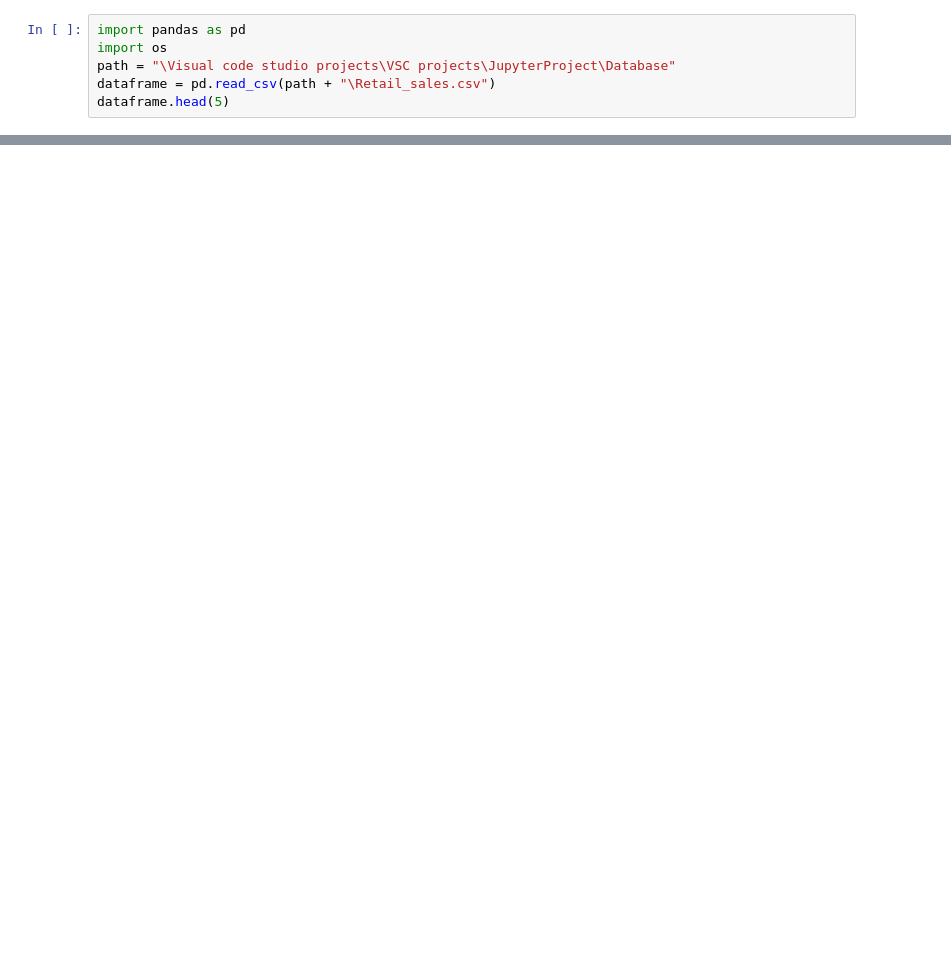
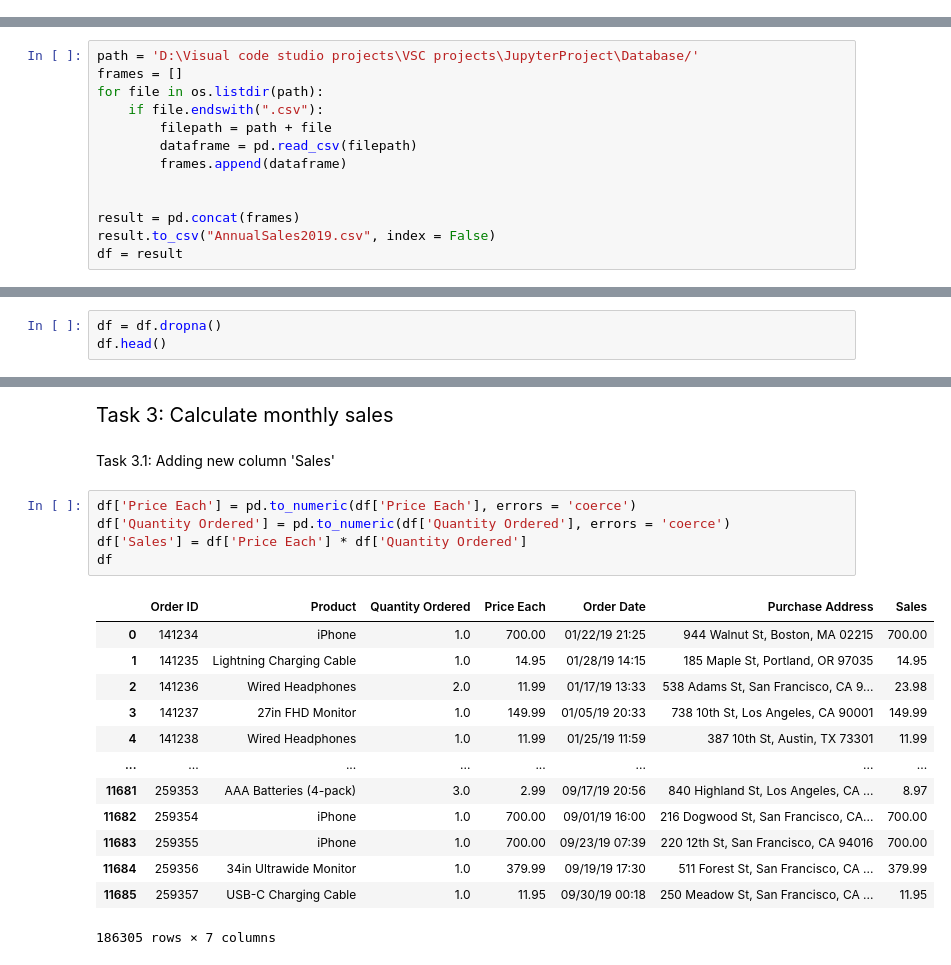
Before and after one commit to Bui-Minh-Quan/My-First-Jupyter-Project, a Jupyter notebook: JupyterProject/SalesReporting.ipynb, the cells around one changed output, grey strips where cells are left out. Saved outputs shown, nothing was run; the diff lists cells and outputs as text; blank space fills up the shorter version.

```diff
--- a/JupyterProject/SalesReporting.ipynb
+++ b/JupyterProject/SalesReporting.ipynb
@@ -1,6 +0,0 @@
-# %%
-import pandas as pd
-import os
-path = "\Visual code studio projects\VSC projects\JupyterProject\Database"
-dataframe = pd.read_csv(path + "\Retail_sales.csv")
-dataframe.head(5)
@@ -8,0 +6,13 @@ ModuleNotFoundError: No module named 'pandas'
+# %%
+path = 'D:\Visual code studio projects\VSC projects\JupyterProject\Database/'
+frames = []
+for file in os.listdir(path):
+    if file.endswith(".csv"):
+        filepath = path + file
+        dataframe = pd.read_csv(filepath)
+        frames.append(dataframe)
+
+
+result = pd.concat(frames)
+result.to_csv("AnnualSales2019.csv", index = False)
+df = result
@@ -8,0 +23,3 @@ ModuleNotFoundError: No module named 'pandas'
+# %%
+df = df.dropna()
+df.head()
@@ -8,0 +33,23 @@ ModuleNotFoundError: No module named 'pandas'
+# %% [markdown]
+<span style="font-family: Arial, sans-serif; font-size: 20px;">Task 3: Calculate monthly sales
+# %% [markdown]
+<span style="font-family: Arial, sans-serif; font-size: 14px;"> Task 3.1: Adding new column 'Sales'
+# %%
+df['Price Each'] = pd.to_numeric(df['Price Each'], errors = 'coerce')
+df['Quantity Ordered'] = pd.to_numeric(df['Quantity Ordered'], errors = 'coerce')
+df['Sales'] = df['Price Each'] * df['Quantity Ordered']
+df
+# %% [output]
+|  | Order ID | Product | Quantity Ordered | Price Each | Order Date | Purchase Address | Sales |
+| 0 | 141234 | iPhone | 1.0 | 700.00 | 01/22/19 21:25 | 944 Walnut St, Boston, MA 02215 | 700.00 |
+| 1 | 141235 | Lightning Charging Cable | 1.0 | 14.95 | 01/28/19 14:15 | 185 Maple St, Portland, OR 97035 | 14.95 |
+| 2 | 141236 | Wired Headphones | 2.0 | 11.99 | 01/17/19 13:33 | 538 Adams St, San Francisco, CA 9... | 23.98 |
+| 3 | 141237 | 27in FHD Monitor | 1.0 | 149.99 | 01/05/19 20:33 | 738 10th St, Los Angeles, CA 90001 | 149.99 |
+| 4 | 141238 | Wired Headphones | 1.0 | 11.99 | 01/25/19 11:59 | 387 10th St, Austin, TX 73301 | 11.99 |
+| ... | ... | ... | ... | ... | ... | ... | ... |
+| 11681 | 259353 | AAA Batteries (4-pack) | 3.0 | 2.99 | 09/17/19 20:56 | 840 Highland St, Los Angeles, CA ... | 8.97 |
+| 11682 | 259354 | iPhone | 1.0 | 700.00 | 09/01/19 16:00 | 216 Dogwood St, San Francisco, CA... | 700.00 |
+| 11683 | 259355 | iPhone | 1.0 | 700.00 | 09/23/19 07:39 | 220 12th St, San Francisco, CA 94016 | 700.00 |
+| 11684 | 259356 | 34in Ultrawide Monitor | 1.0 | 379.99 | 09/19/19 17:30 | 511 Forest St, San Francisco, CA ... | 379.99 |
+| 11685 | 259357 | USB-C Charging Cable | 1.0 | 11.95 | 09/30/19 00:18 | 250 Meadow St, San Francisco, CA ... | 11.95 |
+186305 rows × 7 columns
```
Also changed, not shown: parts of 32 cells of this notebook.
